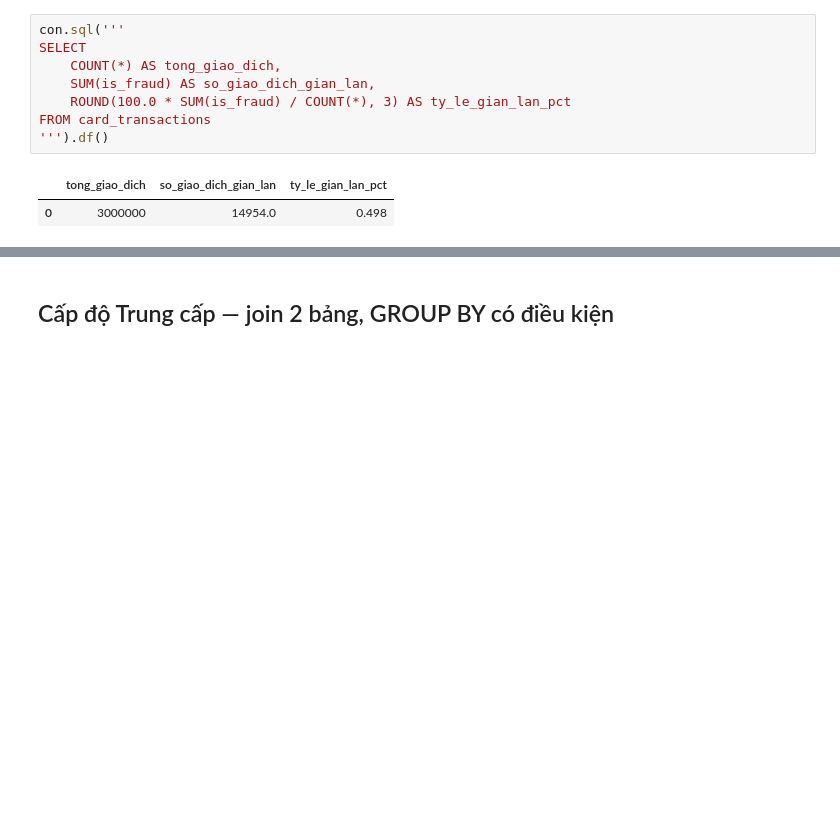
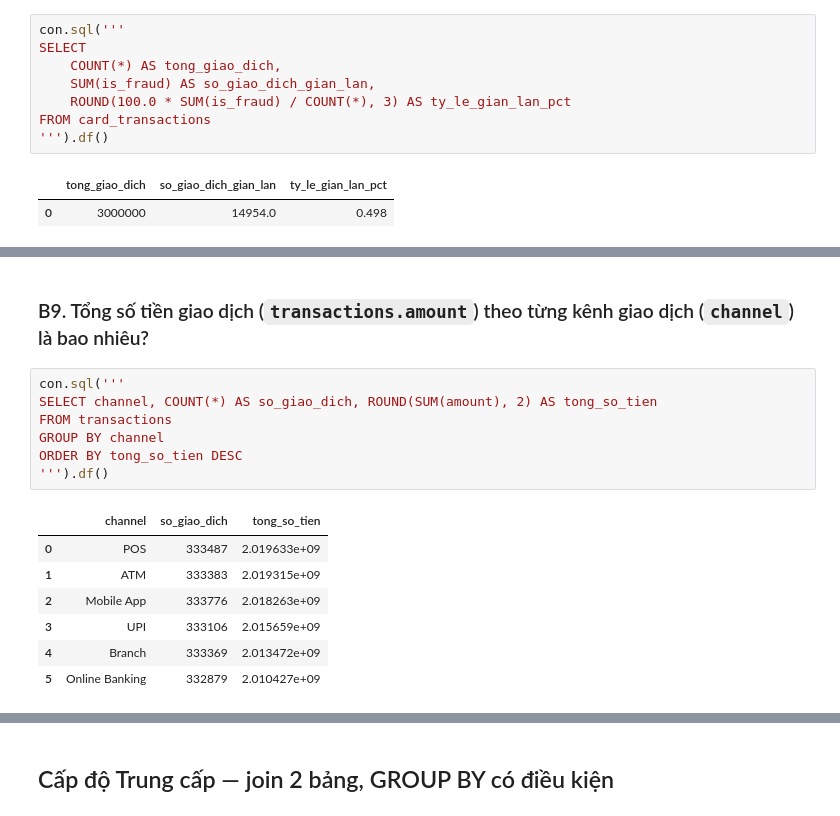
Before and after one commit to QuanPham99/CB_Txt2Sql, a Jupyter notebook: participants/exercises_answer_key_bank_schema.ipynb, the cells around one changed output, grey strips where cells are left out. Saved outputs shown, nothing was run; the diff lists cells and outputs as text; blank space fills up the shorter version.

```diff
--- a/participants/exercises_answer_key.ipynb
+++ b/participants/exercises_answer_key_bank_schema.ipynb
@@ -107,0 +177,17 @@ FROM card_transactions
+# %% [markdown]
+### B9. Tổng số tiền giao dịch (`transactions.amount`) theo từng kênh giao dịch (`channel`) là bao nhiêu?
+# %%
+con.sql('''
+SELECT channel, COUNT(*) AS so_giao_dich, ROUND(SUM(amount), 2) AS tong_so_tien
+FROM transactions
+GROUP BY channel
+ORDER BY tong_so_tien DESC
+''').df()
+# %% [output]
+|  | channel | so_giao_dich | tong_so_tien |
+| 0 | POS | 333487 | 2.019633e+09 |
+| 1 | ATM | 333383 | 2.019315e+09 |
+| 2 | Mobile App | 333776 | 2.018263e+09 |
+| 3 | UPI | 333106 | 2.015659e+09 |
+| 4 | Branch | 333369 | 2.013472e+09 |
+| 5 | Online Banking | 332879 | 2.010427e+09 |
```
Also changed, not shown: parts of 21 cells of this notebook, 9 other files.
